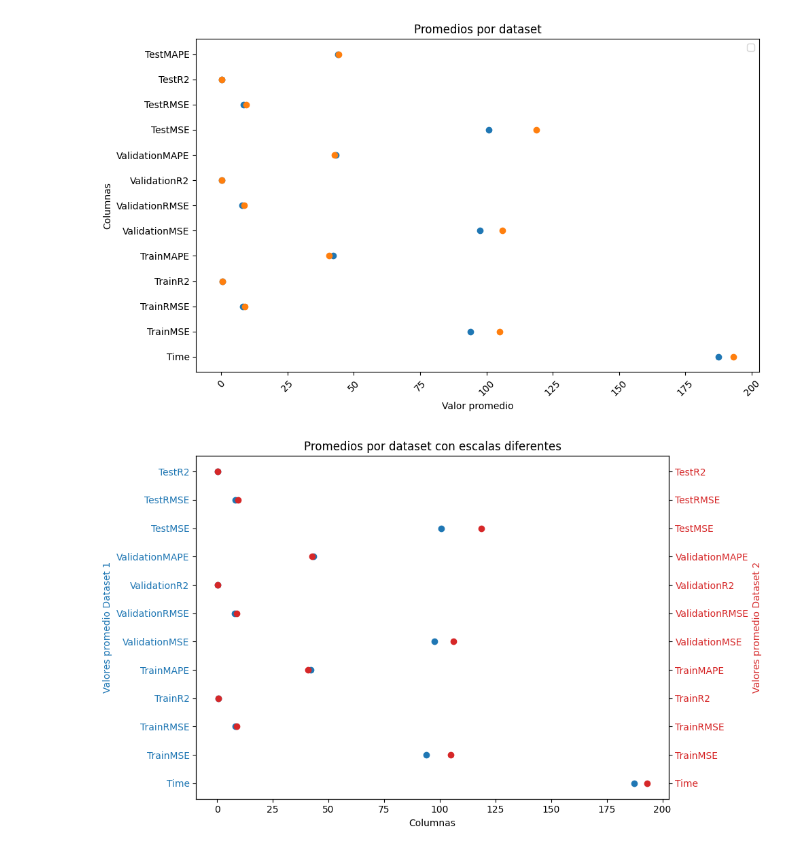
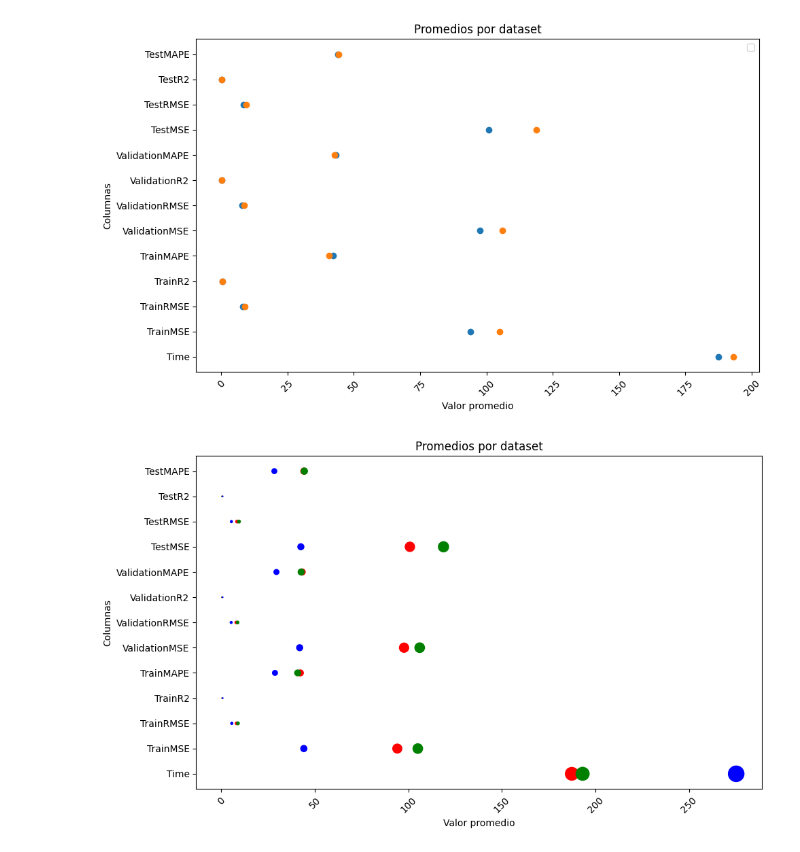
Before and after one commit to PabloCasasGomez/TransferLearning, a Jupyter notebook: performancePlot.ipynb, the cells around one changed output. Cells and saved outputs as stored; diff of their text form; code cells hidden in the pictures.

```diff
--- a/performancePlot.ipynb
+++ b/performancePlot.ipynb
@@ -7,5 +83,11 @@ import matplotlib.pyplot as plt
 # %%
 df_1 = pd.read_csv("resultadosTransfer_Abies pindrow.csv")
 df_2 = pd.read_csv("resultadosTransfer_Betula utilis.csv")
+df_3 = pd.read_csv("resultadosTransfer_Cedrus deodara.csv")
 
-df_1.iloc[:,1:].mean(), df_2.iloc[:,1:].mean()
+df_1_columns = pd.DataFrame({"Spectabilis": df_1.iloc[:,1:].mean()}).T
+df_2_columns = pd.DataFrame({"Pindrow": df_2.iloc[:,1:].mean()}).T
+df_3_columns = pd.DataFrame({"Utilis": df_3.iloc[:,1:].mean()}).T
+
+df_combined = pd.concat([df_1_columns, df_2_columns, df_3_columns])
+df_combined
@@ -36,33 +111,27 @@ plt.tight_layout()
 plt.show()
 # %% [output]
 [figure]
-# %%
-import matplotlib.pyplot as plt
-
-# Crear la figura y el primer eje
-fig, ax1 = plt.subplots(figsize=(10,6))
-
-# Graficar los valores promedio de la primera columna del primer dataset
-color = 'tab:blue'
-ax1.set_xlabel('Columnas')
-ax1.set_ylabel('Valores promedio Dataset 1', color=color)
-for i in range(1,len(df_1.iloc[:, 1:].mean())):
-    ax1.scatter(df_1.iloc[:, i].mean(), df_1.columns[i], color=color, label='Dataset 1')
-    ax1.tick_params(axis='y', labelcolor=color)
-
-# Crear un segundo eje Y que comparte el mismo eje X (para el segundo dataset o columna)
-ax2 = ax1.twinx()  # Crea un segundo eje Y
-color = 'tab:red'
-ax2.set_ylabel('Valores promedio Dataset 2', color=color)
-for i in range(1,len(df_2.iloc[:, 1:].mean())):
-    ax2.scatter(df_2.iloc[:, i].mean(), df_2.columns[i], color=color, label='Dataset 2')
-    ax2.tick_params(axis='y', labelcolor=color)
-
-# Título y leyendas
-plt.title('Promedios por dataset con escalas diferentes')
-
-# Mostrar el gráfico
-fig.tight_layout()  # Ajustar diseño
-plt.show()
-# %% [output]
-[figure, removed]
+# %%
+# Asociamos los colores
+colors = ['red', 'green', 'blue']
+
+# Creamos el gráfico
+plt.figure(figsize=(10,6))
+
+# Creamos el gráfico
+for i in range(df_combined.shape[1]):
+    plt.scatter(x = df_combined.iloc[:,i], y = [df_combined.columns[i]] * len(df_combined), marker = "o",
+                label = df_combined.columns[i], s = df_combined.iloc[:,i], c = colors)
+
+# Configurar las etiquetas y el título
+plt.ylabel('Columnas')
+plt.xlabel('Valor promedio')
+plt.title('Promedios por dataset')
+# plt.legend()
+plt.xticks(rotation=45)
+
+# Mostrar el gráfico
+plt.tight_layout()
+plt.show()
+# %% [output]
+[figure, added]
```
Also changed, not shown: parts of 5 cells of this notebook, 19 other files.
